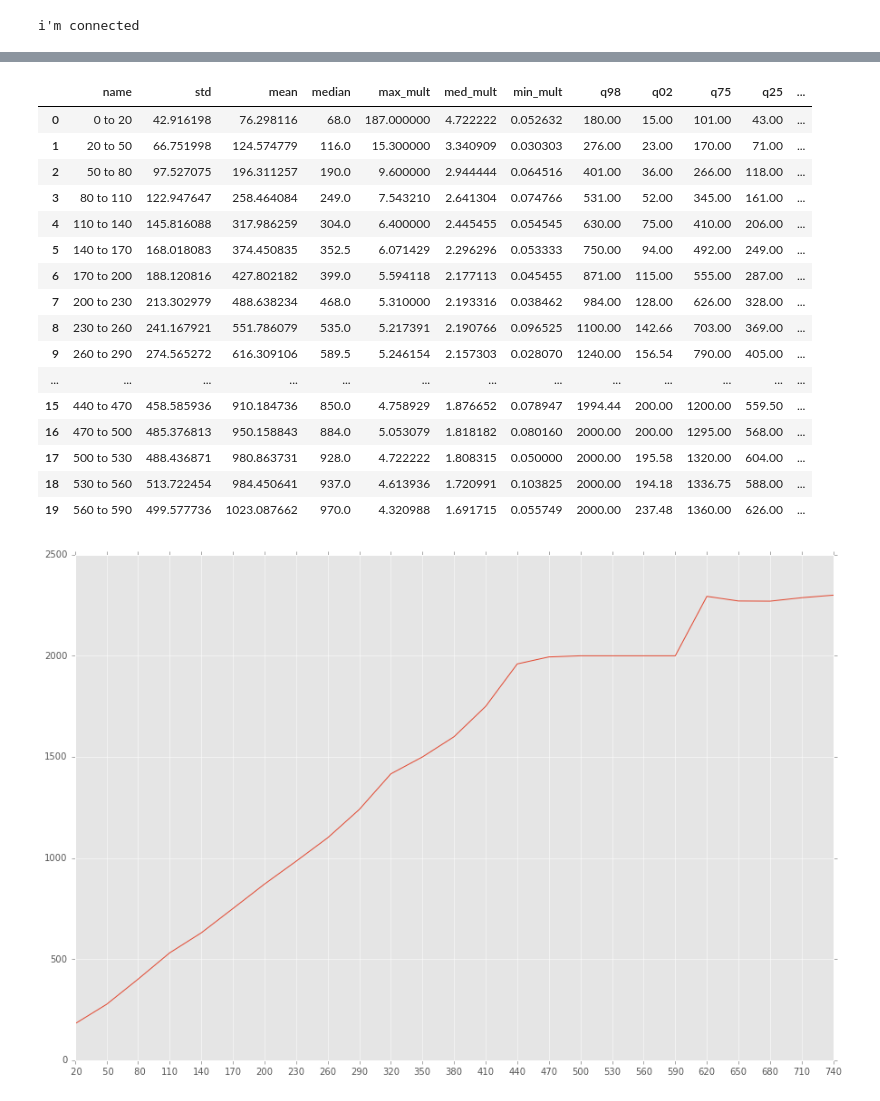
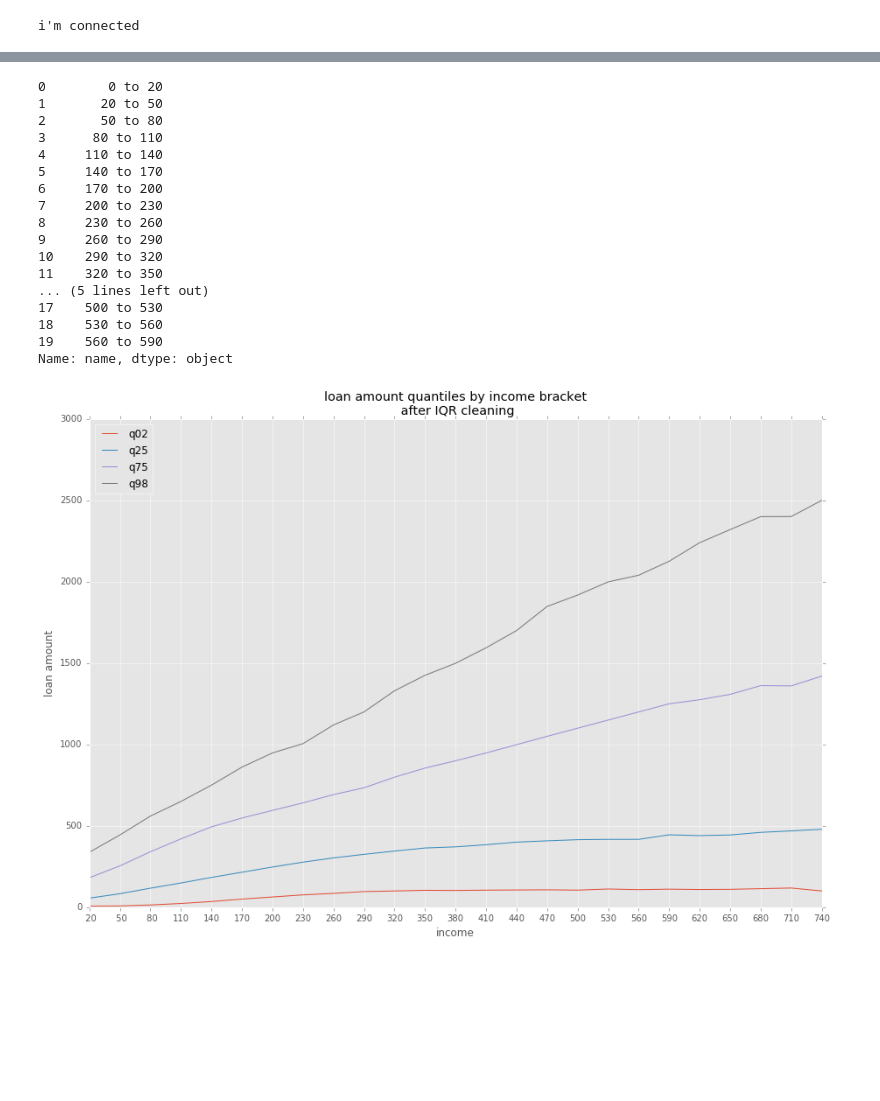
Before and after one commit to Kibrael/Edits, a Jupyter notebook: IQR cleaning viz.ipynb, the cells around one changed output, grey strips where cells are left out. Drawn from its saved outputs; the diff is of its cells as text; code cells hidden in the pictures; blank space fills up the shorter version.

```diff
--- a/IQR cleaning viz.ipynb
+++ b/IQR cleaning viz.ipynb
@@ -40,7 +40,7 @@ except psycopg2.Error as e: #if database connection results in an error print th
 i'm connected
 # %%
 #load single bank data as dataframe
-bank_df = pd.read_csv('dist_csvs/income_to_amount_dist__bank.csv')
+bank_df = pd.read_csv('dist_csvs/income_to_amount_dist_.csv')
 inc_df = bank_df.copy() # split income df out to sort values by income for graphing cumulative income percent
 #these data are for single family, conventional, owner occupied, first lien, home purchase loans at the national level
 #other analysis will be used for each loan product, lien status, geography, and other variables as appropriate
@@ -144,7 +144,6 @@ plt.show()
 bin_min = 0
 bin_max = 20
 bin_step = 30
-iqr_iter = 3
 pct_of_loans = OrderedDict({})
 first = True
 while bin_max < 750:#bank_df.income.max():
@@ -170,8 +169,9 @@ while bin_max < 750:#bank_df.income.max():
 
     #iterate over dataframe bin to remove outliers using IQR * 1.5
     count=1
-    while count <= iqr_iter:
+    while True:
         #remove outliers
+        start_max_q = bin_stats['max_q']
         graph_bin = graph_bin[(graph_bin.amount > bin_stats['min_q']) & (graph_bin.amount < bin_stats['max_q'])]
         print('\n\niteration {num}'.format(num=count))
         #reset bin stats to reflect IQR cutoffs
@@ -192,6 +192,9 @@ while bin_max < 750:#bank_df.income.max():
         count+=1
         for key, value in bin_stats.items(): #print descriptive stats
             print(key,value)
+
+        if start_max_q == bin_stats['max_q']:
+            break
 
     if first:
         first=False
@@ -225,7 +228,7 @@ while bin_max < 750:#bank_df.income.max():
 path = 'linked_dist_stats/'
 if not os.path.exists(path):
     os.makedirs(path)
-bin_df.to_csv(path+'{iqr_iter}IQR.csv'.format(iqr_iter=iqr_iter))
+bin_df.to_csv(path+'{count}IQR_all.csv'.format(count=count))
 # %% [output]
 iteration 1
 name 0 to 20
@@ -339,33 +342,47 @@ pct of total loans 11.4292826138
 # %%
 
 bin_df.reset_index(inplace=True, drop=True) #set an integer index instead of index passed at creation
-bin_df.head(20)
+bin_df.name.head(20)
 # %% [output]
-|  | name | std | mean | median | max_mult | med_mult | min_mult | q98 | q02 | q75 | q25 | ... |
-| 0 | 0 to 20 | 42.916198 | 76.298116 | 68.0 | 187.000000 | 4.722222 | 0.052632 | 180.00 | 15.00 | 101.00 | 43.00 | ... |
-| 1 | 20 to 50 | 66.751998 | 124.574779 | 116.0 | 15.300000 | 3.340909 | 0.030303 | 276.00 | 23.00 | 170.00 | 71.00 | ... |
-| 2 | 50 to 80 | 97.527075 | 196.311257 | 190.0 | 9.600000 | 2.944444 | 0.064516 | 401.00 | 36.00 | 266.00 | 118.00 | ... |
-| 3 | 80 to 110 | 122.947647 | 258.464084 | 249.0 | 7.543210 | 2.641304 | 0.074766 | 531.00 | 52.00 | 345.00 | 161.00 | ... |
-| 4 | 110 to 140 | 145.816088 | 317.986259 | 304.0 | 6.400000 | 2.445455 | 0.054545 | 630.00 | 75.00 | 410.00 | 206.00 | ... |
-| 5 | 140 to 170 | 168.018083 | 374.450835 | 352.5 | 6.071429 | 2.296296 | 0.053333 | 750.00 | 94.00 | 492.00 | 249.00 | ... |
-| 6 | 170 to 200 | 188.120816 | 427.802182 | 399.0 | 5.594118 | 2.177113 | 0.045455 | 871.00 | 115.00 | 555.00 | 287.00 | ... |
-| 7 | 200 to 230 | 213.302979 | 488.638234 | 468.0 | 5.310000 | 2.193316 | 0.038462 | 984.00 | 128.00 | 626.00 | 328.00 | ... |
-| 8 | 230 to 260 | 241.167921 | 551.786079 | 535.0 | 5.217391 | 2.190766 | 0.096525 | 1100.00 | 142.66 | 703.00 | 369.00 | ... |
-| 9 | 260 to 290 | 274.565272 | 616.309106 | 589.5 | 5.246154 | 2.157303 | 0.028070 | 1240.00 | 156.54 | 790.00 | 405.00 | ... |
-| ... | ... | ... | ... | ... | ... | ... | ... | ... | ... | ... | ... | ... |
-| 15 | 440 to 470 | 458.585936 | 910.184736 | 850.0 | 4.758929 | 1.876652 | 0.078947 | 1994.44 | 200.00 | 1200.00 | 559.50 | ... |
-| 16 | 470 to 500 | 485.376813 | 950.158843 | 884.0 | 5.053079 | 1.818182 | 0.080160 | 2000.00 | 200.00 | 1295.00 | 568.00 | ... |
-| 17 | 500 to 530 | 488.436871 | 980.863731 | 928.0 | 4.722222 | 1.808315 | 0.050000 | 2000.00 | 195.58 | 1320.00 | 604.00 | ... |
-| 18 | 530 to 560 | 513.722454 | 984.450641 | 937.0 | 4.613936 | 1.720991 | 0.103825 | 2000.00 | 194.18 | 1336.75 | 588.00 | ... |
-| 19 | 560 to 590 | 499.577736 | 1023.087662 | 970.0 | 4.320988 | 1.691715 | 0.055749 | 2000.00 | 237.48 | 1360.00 | 626.00 | ... |
+0        0 to 20
+1       20 to 50
+2       50 to 80
+3      80 to 110
+4     110 to 140
+5     140 to 170
+6     170 to 200
+7     200 to 230
+8     230 to 260
+9     260 to 290
+10    290 to 320
+11    320 to 350
+... (5 lines left out)
+17    500 to 530
+18    530 to 560
+19    560 to 590
+Name: name, dtype: object
 # %%
 fig = plt.figure(figsize=(15,10))
 xticks=[x[-3:] for x in bin_df.name] #get xtick names as list
 ax = plt.subplot()
+x = range(len(bin_df.name))
 plt.xticks(x,xticks) #set xtick names
-x = range(len(bin_df.name))
-y = bin_df.q98
-plt.plot(x,y)
+
+
+y = bin_df.q02
+y1 = bin_df.q25
+y2 = bin_df.q75
+y3 = bin_df.q98
+plt.plot(x,y, label='q02')
+plt.plot(x,y1, label='q25')
+plt.plot(x,y2, label='q75')
+plt.plot(x,y3, label='q98')
+ax=plt.subplot()
+ax.set_ylim(0,3000)
+plt.ylabel('loan amount')
+plt.xlabel('income')
+plt.legend(loc='upper left') #turn on legend and set location
+plt.title('loan amount quantiles by income bracket\n after IQR cleaning')
 plt.show(fig)
 # %% [output]
-[figure, old version]
+[figure, new version]
```
Also changed, not shown: parts of 4 cells of this notebook, 2 other files.
